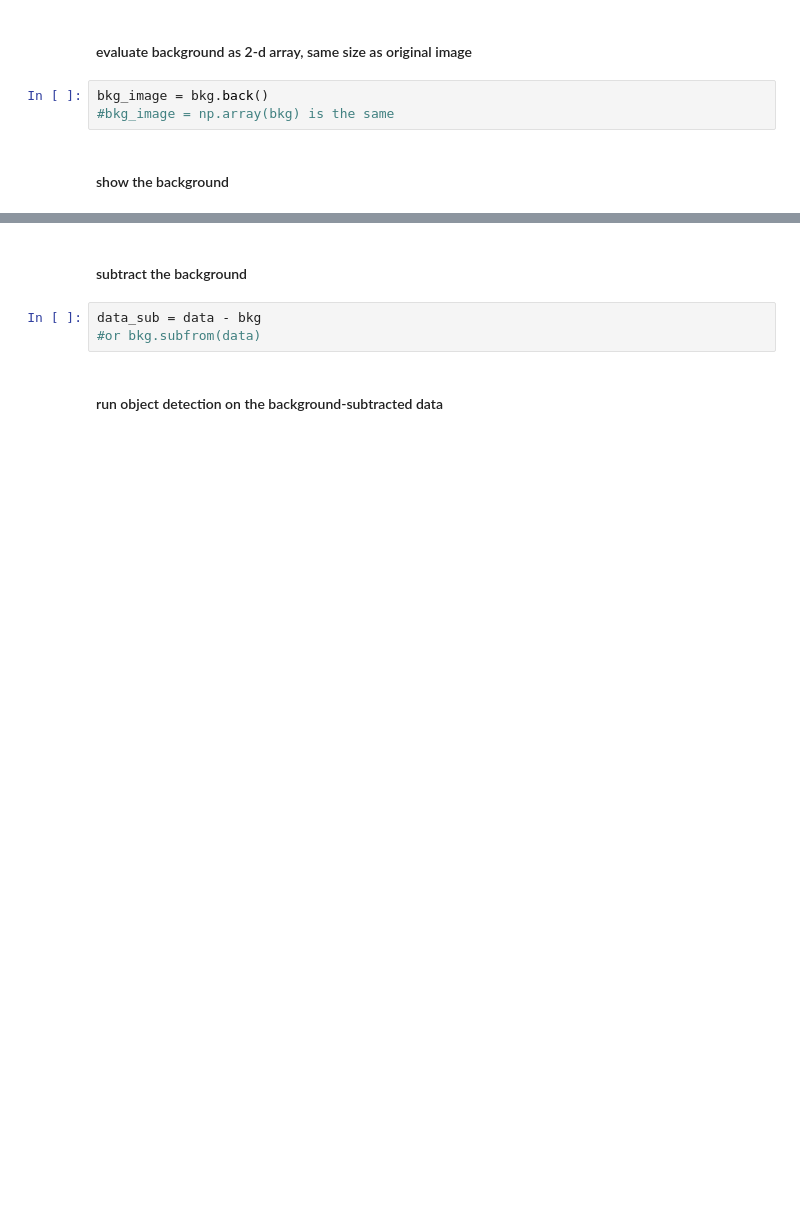
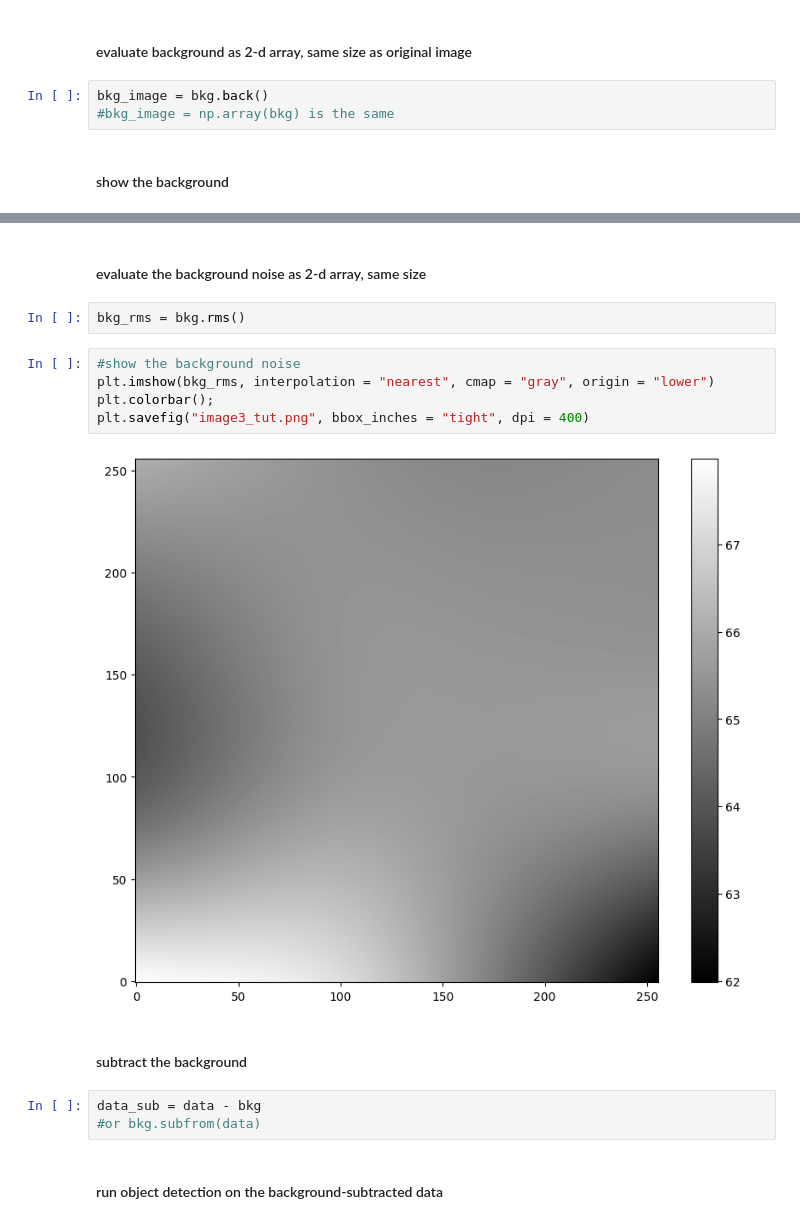
Before and after one commit to ljcui1/ASTR19-Final-Project, a Jupyter notebook: sep_tutorials.ipynb, the cells around one changed output, grey strips where cells are left out. Drawn from its saved outputs; the diff is of its cells as text; blank space fills up the shorter version.

Commit message:
SEP Tutorial image save

```diff
--- a/sep_tutorials.ipynb
+++ b/sep_tutorials.ipynb
@@ -52,5 +54,16 @@ plt.colorbar();
 # %% [output]
 [figure]
+# %% [markdown]
+#### evaluate the background noise as 2-d array, same size
+# %%
+bkg_rms = bkg.rms()
+# %%
+#show the background noise
+plt.imshow(bkg_rms, interpolation = "nearest", cmap = "gray", origin = "lower")
+plt.colorbar();
+plt.savefig("image3_tut.png", bbox_inches = "tight", dpi = 400)
+# %% [output]
+[figure, added]
 # %% [markdown]
 #### subtract the background
 # %%
```
Also changed, not shown: parts of 3 cells of this notebook, 4 other files.
